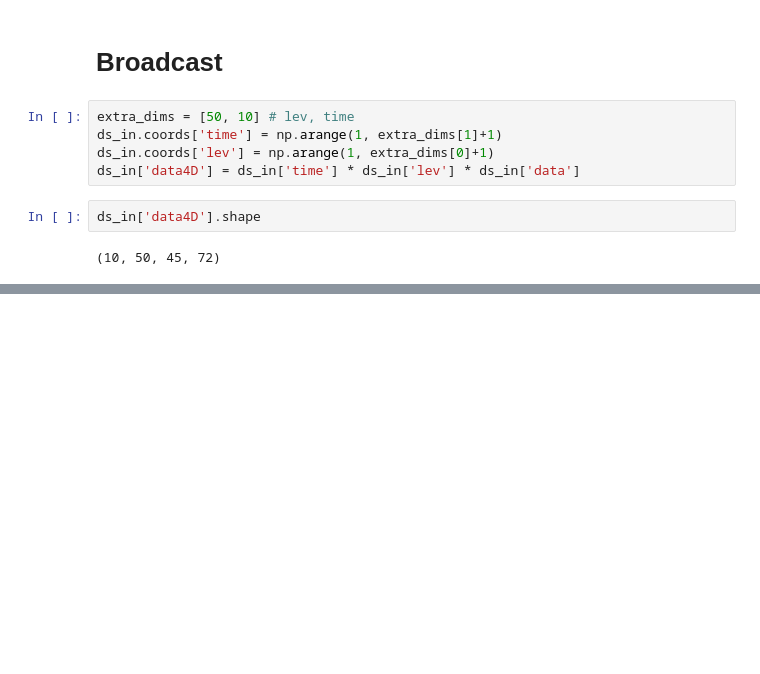
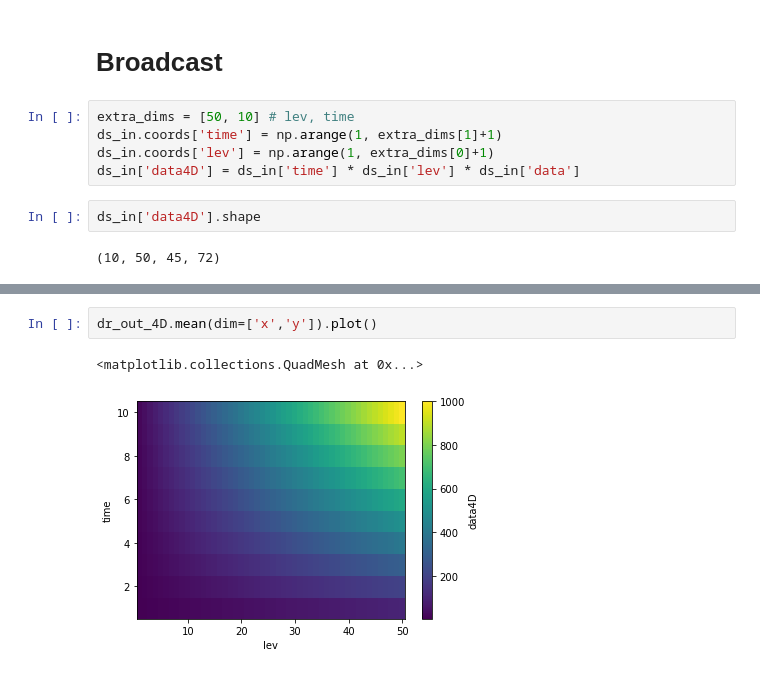
Before and after one commit to JiaweiZhuang/xESMF, a Jupyter notebook: examples/test_frontend.ipynb, the cells around one changed output, grey strips where cells are left out. Saved outputs shown, nothing was run; the diff lists cells and outputs as text; blank space fills up the shorter version.

```diff
--- a/examples/test_frontend.ipynb
+++ b/examples/test_frontend.ipynb
@@ -105,0 +129,5 @@ plt.imshow(outdata4D[:,:,10,10])
+# %%
+dr_out_4D.mean(dim=['x','y']).plot()
+# %% [output]
+<matplotlib.collections.QuadMesh at 0x...>
+[figure, added]
```
Also changed, not shown: parts of 18 cells of this notebook, 1 other file.
